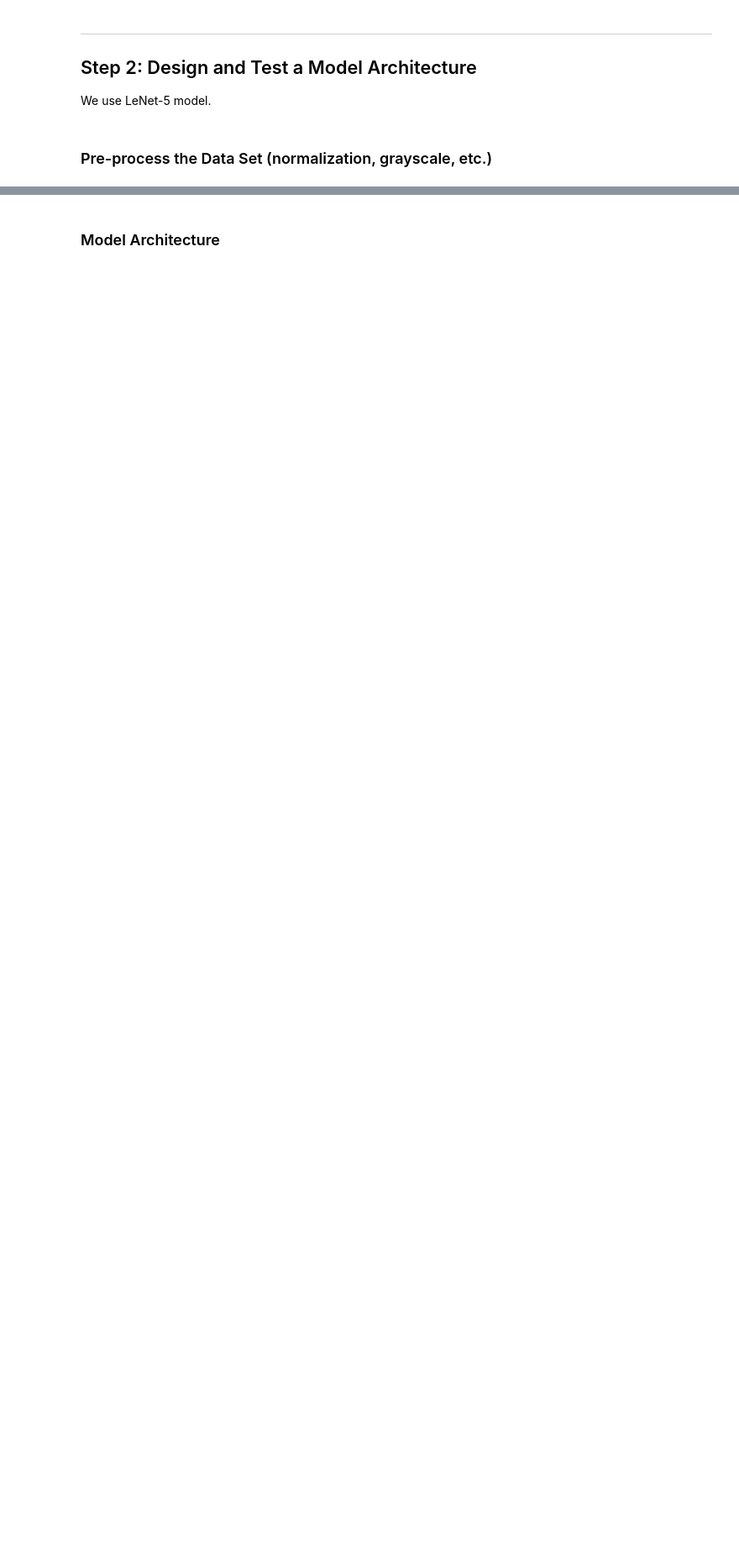
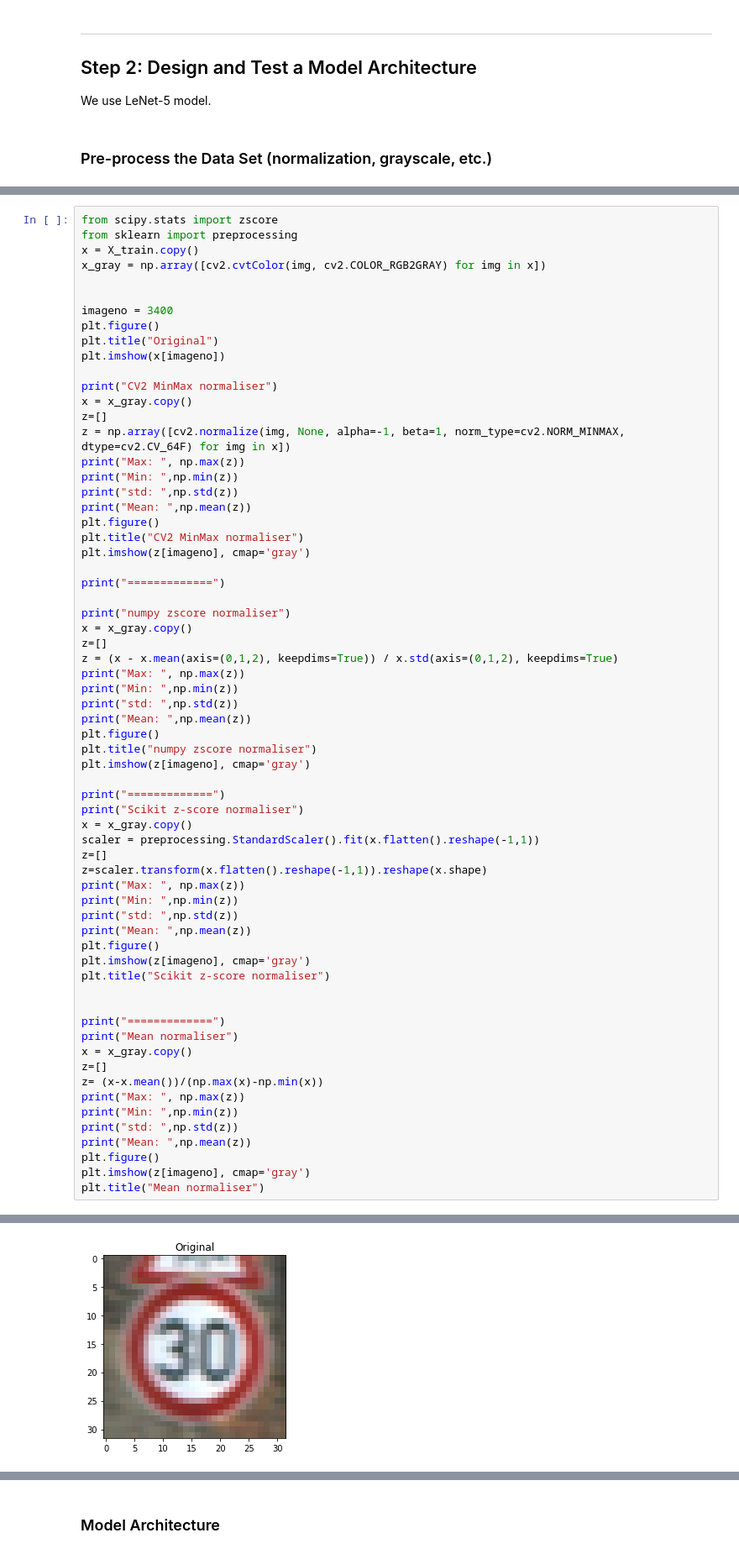
Before and after one commit to WakMun/TrafficSignClassifier, a Jupyter notebook: Traffic_Sign_Classifier.ipynb, the cells around one changed output, grey strips where cells are left out. Shown at 84% size. Drawn from its saved outputs; the diff is of its cells as text; blank space fills up the shorter version.

```diff
--- a/Traffic_Sign_Classifier.ipynb
+++ b/Traffic_Sign_Classifier.ipynb
@@ -169,0 +159,66 @@ def preprocess(images):
+# %%
+from scipy.stats import zscore
+from sklearn import preprocessing
+x = X_train.copy()
+x_gray = np.array([cv2.cvtColor(img, cv2.COLOR_RGB2GRAY) for img in x])
+
+
+imageno = 3400
+plt.figure()
+plt.title("Original")
+plt.imshow(x[imageno])
+
+print("CV2 MinMax normaliser")
+x = x_gray.copy()
+z=[]
+z = np.array([cv2.normalize(img, None, alpha=-1, beta=1, norm_type=cv2.NORM_MINMAX, dtype=cv2.CV_64F) for img in x])
+print("Max: ", np.max(z))
+print("Min: ",np.min(z))
+print("std: ",np.std(z))
+print("Mean: ",np.mean(z))
+plt.figure()
+plt.title("CV2 MinMax normaliser")
+plt.imshow(z[imageno], cmap='gray')
+
+print("=============")
+
+print("numpy zscore normaliser")
+x = x_gray.copy()
+z=[]
+z = (x - x.mean(axis=(0,1,2), keepdims=True)) / x.std(axis=(0,1,2), keepdims=True)
+print("Max: ", np.max(z))
+print("Min: ",np.min(z))
+print("std: ",np.std(z))
+print("Mean: ",np.mean(z))
+plt.figure()
+plt.title("numpy zscore normaliser")
+plt.imshow(z[imageno], cmap='gray')
+
+print("=============")
+print("Scikit z-score normaliser")
+x = x_gray.copy()
+scaler = preprocessing.StandardScaler().fit(x.flatten().reshape(-1,1))
+z=[]
+z=scaler.transform(x.flatten().reshape(-1,1)).reshape(x.shape)
+print("Max: ", np.max(z))
+print("Min: ",np.min(z))
+print("std: ",np.std(z))
+print("Mean: ",np.mean(z))
+plt.figure()
+plt.imshow(z[imageno], cmap='gray')
+plt.title("Scikit z-score normaliser")
+
+
+print("=============")
+print("Mean normaliser")
+x = x_gray.copy()
+z=[]
+z= (x-x.mean())/(np.max(x)-np.min(x))
+print("Max: ", np.max(z))
+print("Min: ",np.min(z))
+print("std: ",np.std(z))
+print("Mean: ",np.mean(z))
+plt.figure()
+plt.imshow(z[imageno], cmap='gray')
+plt.title("Mean normaliser")
+# %% [output]
@@ -169,0 +249 @@ def preprocess(images):
+[figure, added]
```
Also changed, not shown: parts of 10 cells of this notebook, 6 other files.
